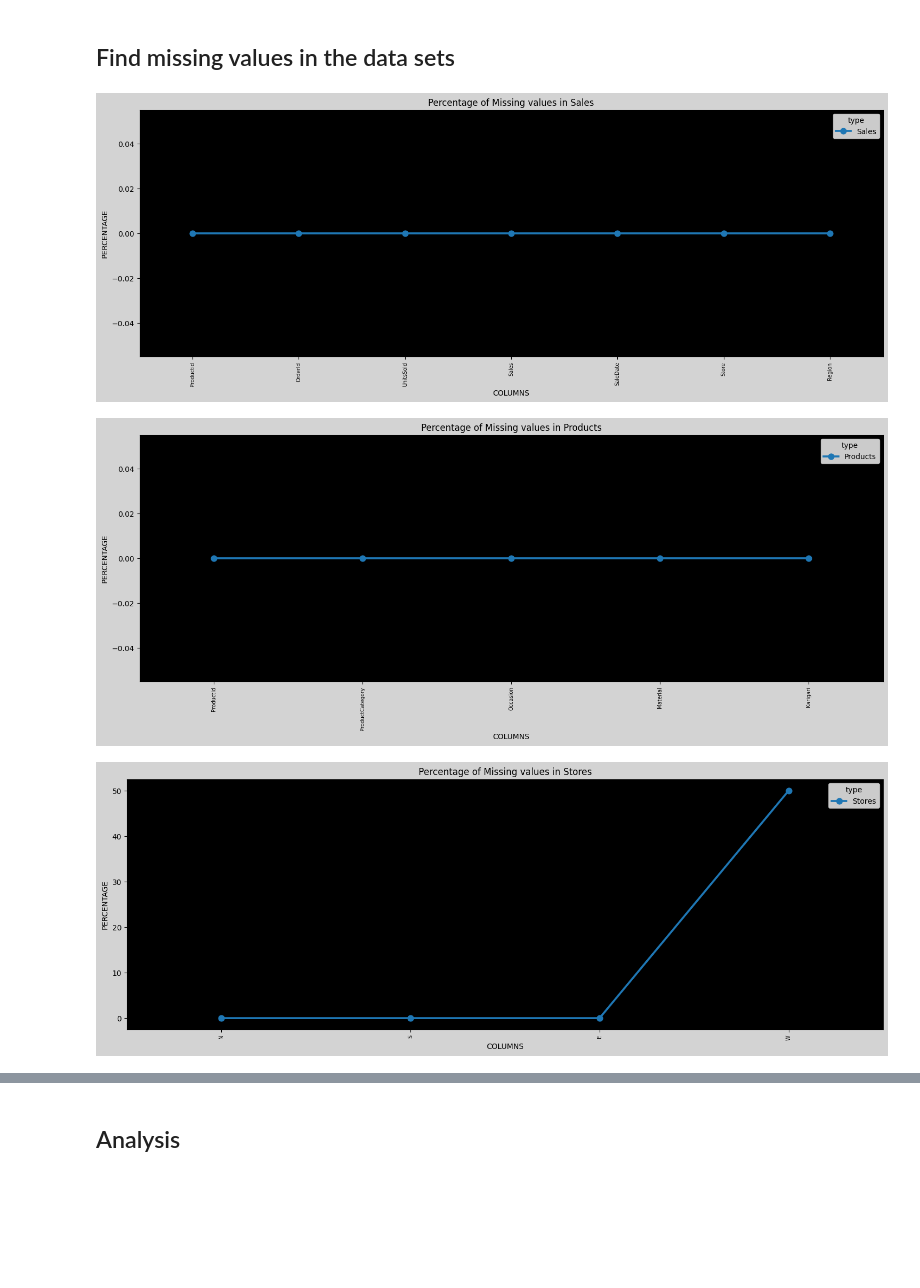
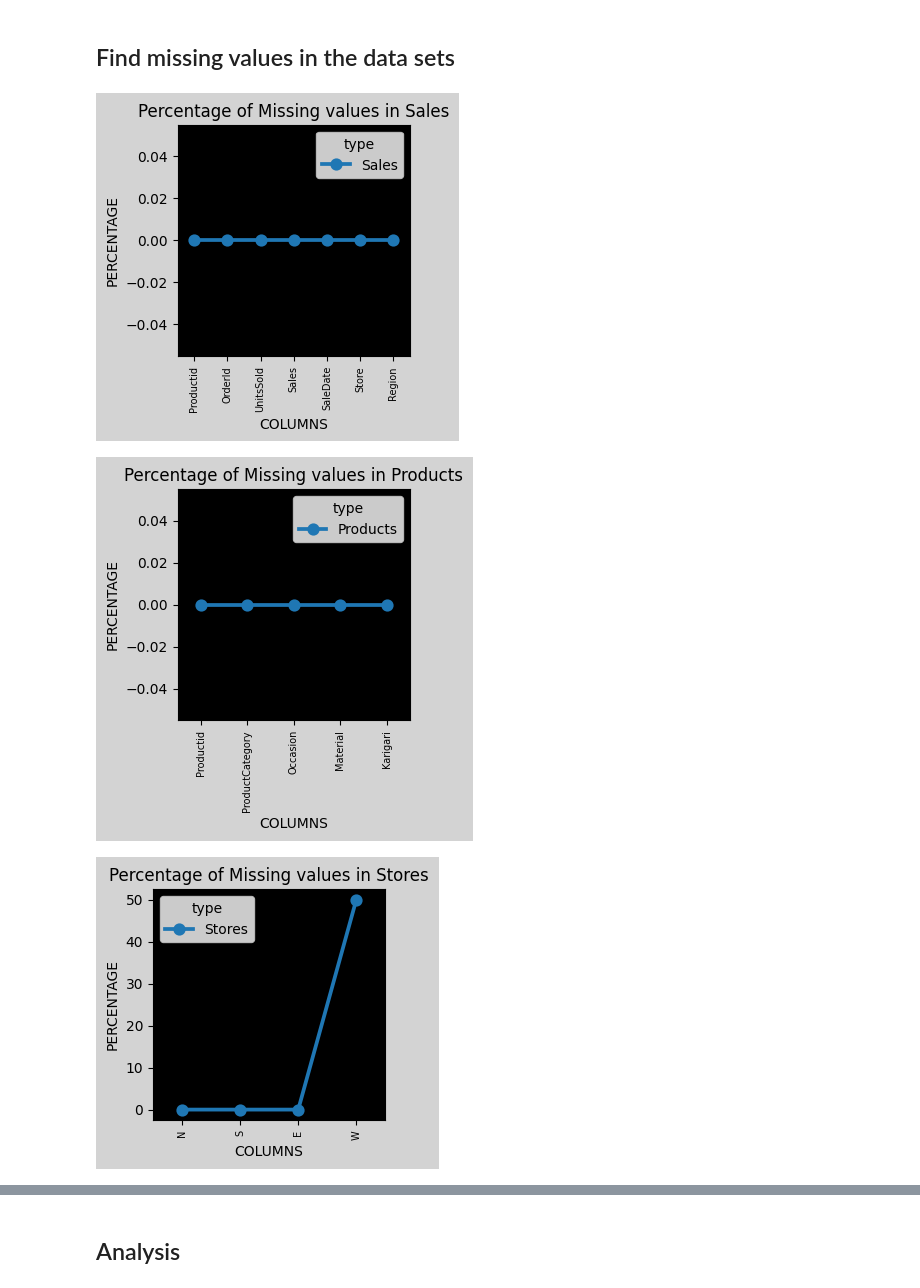
Before and after one commit to emerinohdz/data-analysis-course, a Jupyter notebook: case_study.ipynb, the cells around one changed output, grey strips where cells are left out. Cells and saved outputs as stored; diff of their text form; code cells hidden in the pictures; blank space fills up the shorter version.

```diff
--- a/case_study.ipynb
+++ b/case_study.ipynb
@@ -83,26 +82,26 @@ display(data_dictionary)
 # %%
 import matplotlib.pyplot as plt
 import seaborn as sns
 
 def plot_missing_values(df, type):
-    fig = plt.figure(figsize=(18,6))
+    fig = plt.figure(figsize=(3,3))
     new_df = pd.DataFrame((df.isnull().sum())*100/df.shape[0]).reset_index()
     new_df["type"] = type
 
     ax = sns.pointplot(x="index", y=0, data=new_df, hue="type")
     plt.xticks(rotation=90, fontsize=7)
     plt.title(f"Percentage of Missing values in {type}")
     plt.ylabel("PERCENTAGE")
     plt.xlabel("COLUMNS")
     ax.set_facecolor("k")
     fig.set_facecolor("lightgrey")
     plt.show()
 
 plot_missing_values(sales, "Sales")
 plot_missing_values(products, "Products")
 plot_missing_values(stores, "Stores")
 plot_missing_values(purchases, "Purchases")
 # %% [output]
-[figure, old version]
+[figure, new version]
-[figure, old version]
+[figure, new version]
-[figure, old version]
+[figure, new version]
```
Also changed, not shown: parts of 14 cells of this notebook, 1 other file.
